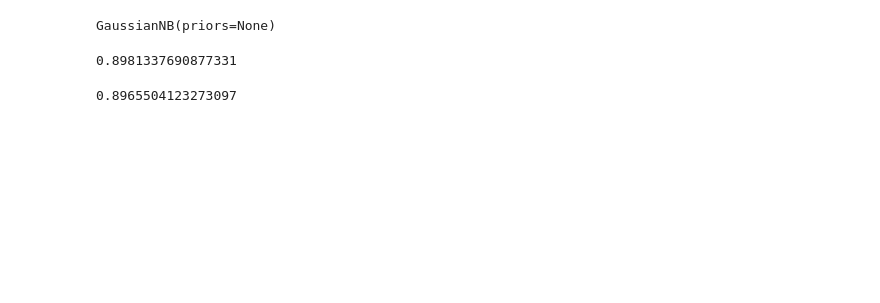
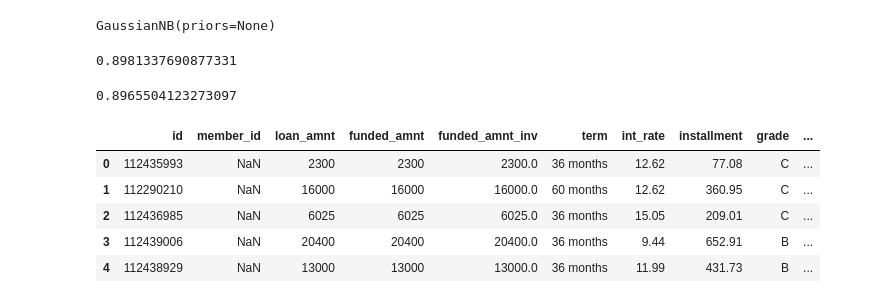
Before and after one commit to muskanuprety/Machine-Learning-Models, a Jupyter notebook: Project 1.ipynb, the cells around one changed output. Drawn from its saved outputs; the diff is of its cells as text; code cells hidden in the pictures; blank space fills up the shorter version.

```diff
--- a/Project 1.ipynb
+++ b/Project 1.ipynb
@@ -348,3 +348,13 @@ accuracy_score(data['loan_status'], yfit3)
 cross_val_score(model3, features, data['loan_status']).mean()
 # %% [output]
 0.8965504123273097
+# %%
+test = pd.read_csv('lc_2016_2017.csv')
+test.head()
+# %% [output]
+|  | id | member_id | loan_amnt | funded_amnt | funded_amnt_inv | term | int_rate | installment | grade | ... |
+| 0 | 112435993 | NaN | 2300 | 2300 | 2300.0 | 36 months | 12.62 | 77.08 | C | ... |
+| 1 | 112290210 | NaN | 16000 | 16000 | 16000.0 | 60 months | 12.62 | 360.95 | C | ... |
+| 2 | 112436985 | NaN | 6025 | 6025 | 6025.0 | 36 months | 15.05 | 209.01 | C | ... |
+| 3 | 112439006 | NaN | 20400 | 20400 | 20400.0 | 36 months | 9.44 | 652.91 | B | ... |
+| 4 | 112438929 | NaN | 13000 | 13000 | 13000.0 | 36 months | 11.99 | 431.73 | B | ... |
```
Also changed, not shown: parts of 21 cells of this notebook.
